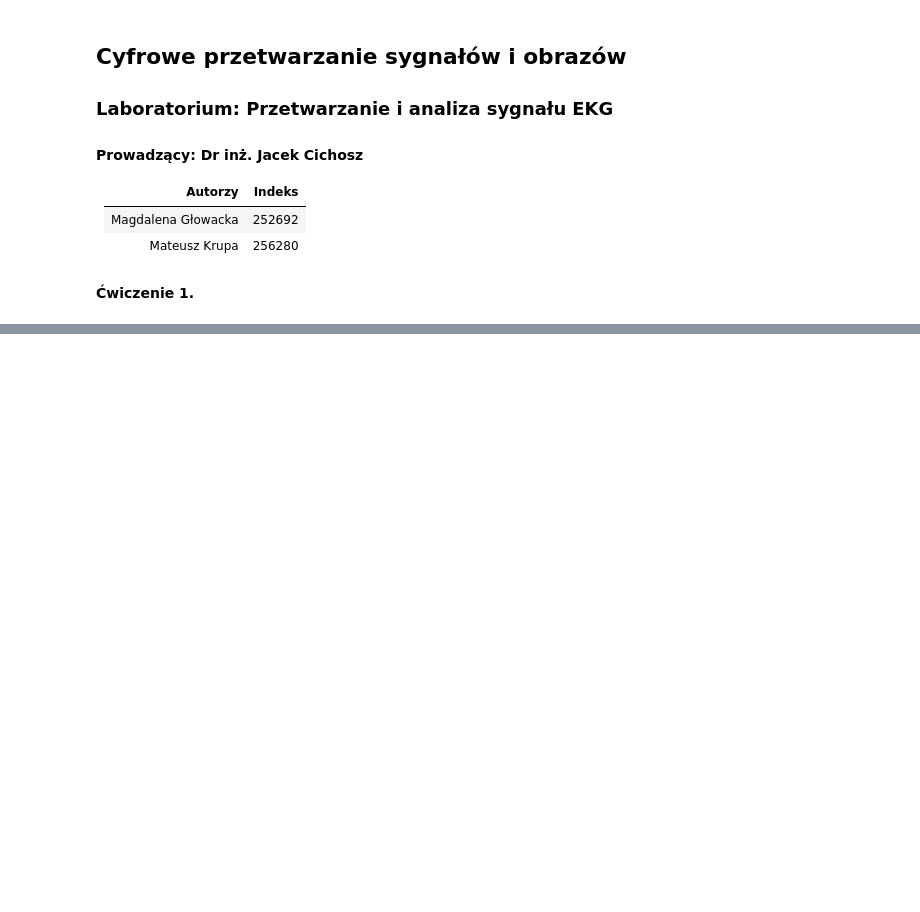
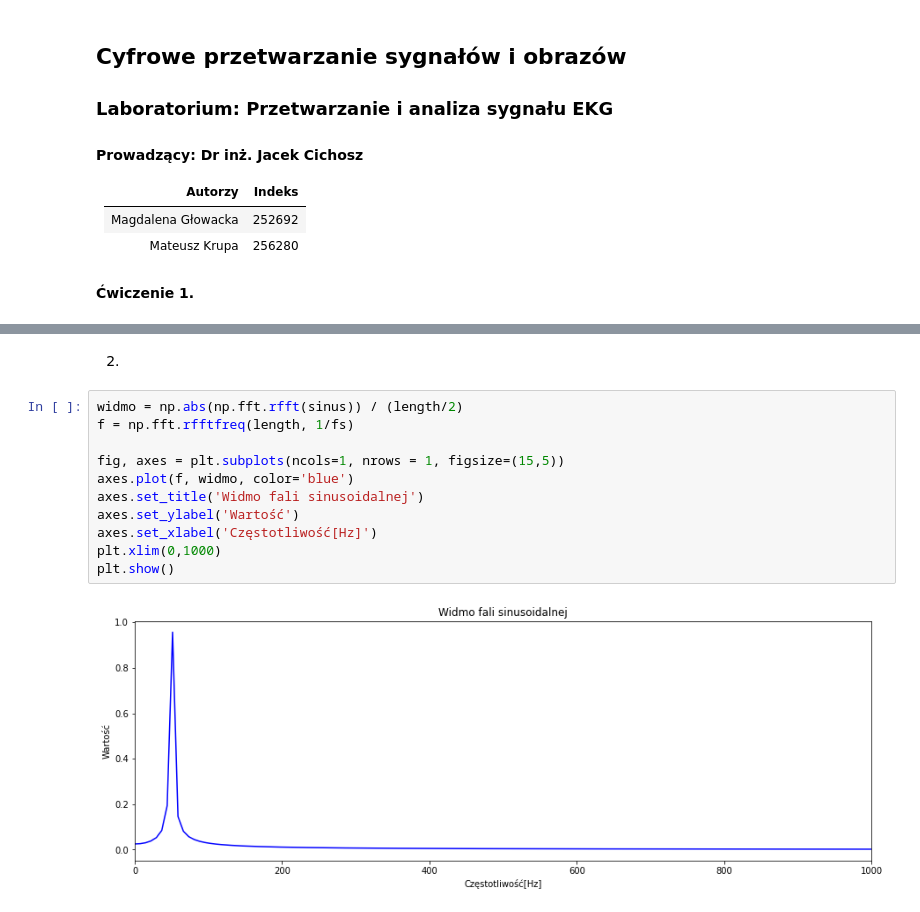
Before and after one commit to magdalena09/CPSiO-lab, a Jupyter notebook: lab1.ipynb, the cells around one changed output, grey strips where cells are left out. Saved outputs shown, nothing was run; the diff lists cells and outputs as text; blank space fills up the shorter version.

```diff
--- a/lab1.ipynb
+++ b/lab1.ipynb
@@ -107,0 +116,15 @@ plt.plot()
+# %% [markdown]
+2)
+# %%
+widmo = np.abs(np.fft.rfft(sinus)) / (length/2)
+f = np.fft.rfftfreq(length, 1/fs)
+
+fig, axes = plt.subplots(ncols=1, nrows = 1, figsize=(15,5))
+axes.plot(f, widmo, color='blue')
+axes.set_title('Widmo fali sinusoidalnej')
+axes.set_ylabel('Wartość')
+axes.set_xlabel('Częstotliwość[Hz]')
+plt.xlim(0,1000)
+plt.show()
+# %% [output]
+[figure, added]
```
Also changed, not shown: parts of 6 cells of this notebook.
